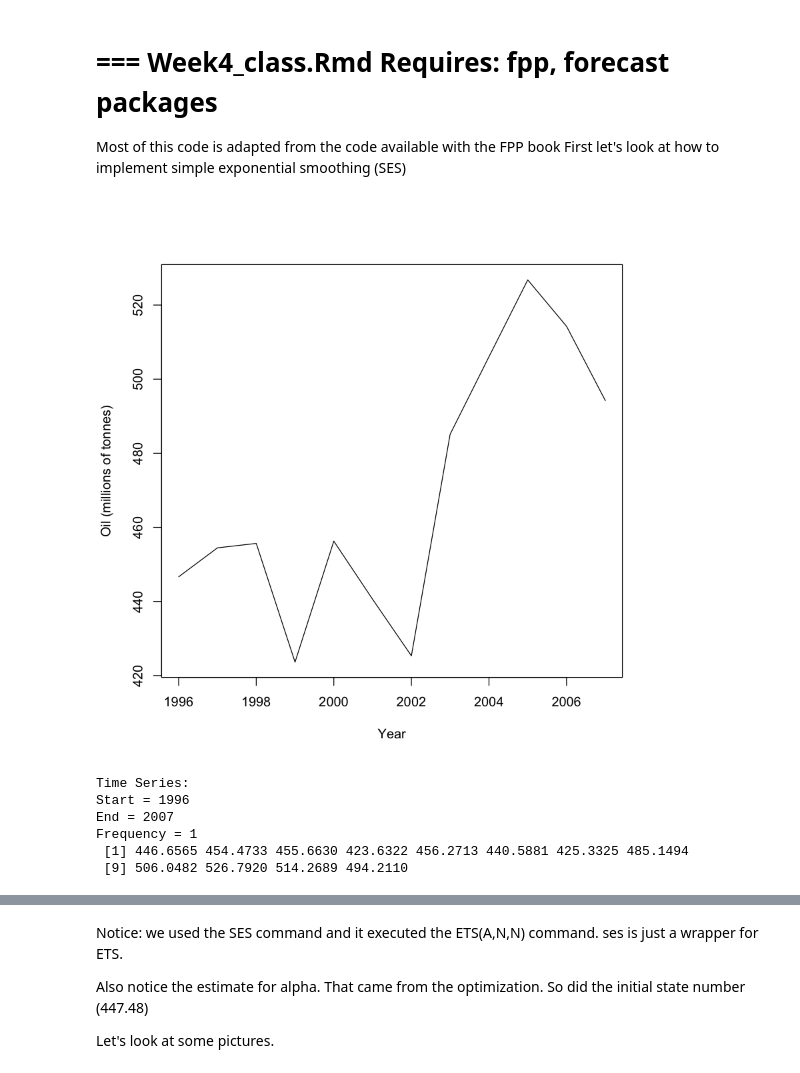
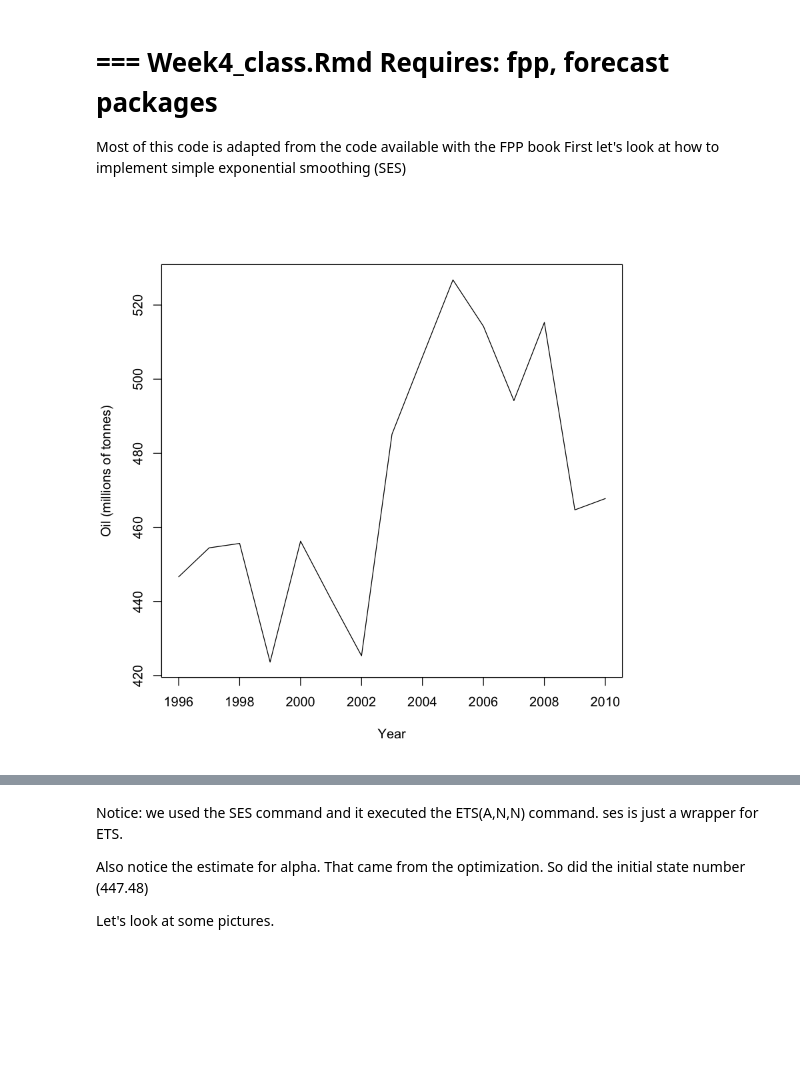
Before and after one commit to kofoide/forecasting, a Jupyter notebook: Week4/Week4.ipynb, the cells around one changed output, grey strips where cells are left out. Drawn from its saved outputs; the diff is of its cells as text; code cells hidden in the pictures; blank space fills up the shorter version.

```diff
--- a/Week4/Week4.ipynb
+++ b/Week4/Week4.ipynb
@@ -10,18 +10,9 @@ First let's look at how to implement simple exponential smoothing (SES)
 require(fpp)
 # %%
 # Simple exponential smoothing - code from the FPP book
-
-oildata <- window(oil, start = 1996, end = 2007)
-plot(oildata, ylab = "Oil (millions of tonnes)", xlab = "Year")
+oildata_full = window(oil, start=1996, end=2010)
+oildata_train <- window(oil, start = 1996, end = 2007)
+plot(oildata_full, ylab = "Oil (millions of tonnes)", xlab = "Year", xlim=c(1996, 2010))
 # %% [output]
-[figure, old version]
+[figure, new version]
-# %%
-oildata
-# %% [output]
-Time Series:
-Start = 1996
-End = 2007
-Frequency = 1
- [1] 446.6565 454.4733 455.6630 423.6322 456.2713 440.5881 425.3325 485.1494
- [9] 506.0482 526.7920 514.2689 494.2110
 # %%
```
Also changed, not shown: parts of 29 cells of this notebook, 13 other files.
